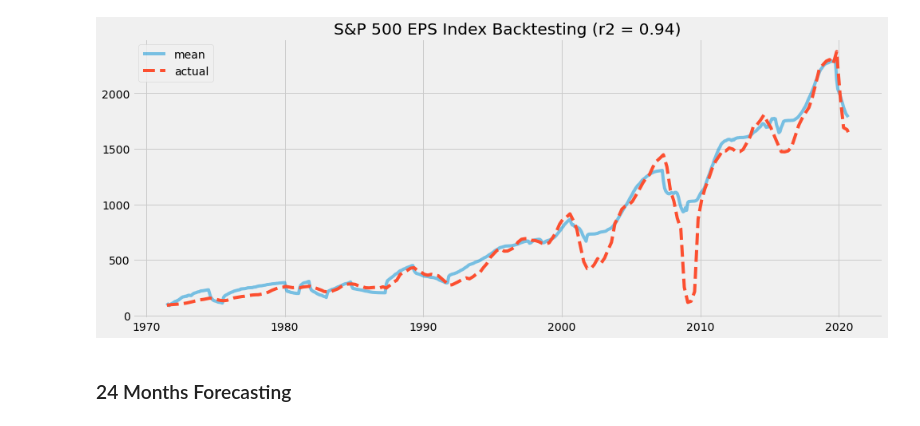
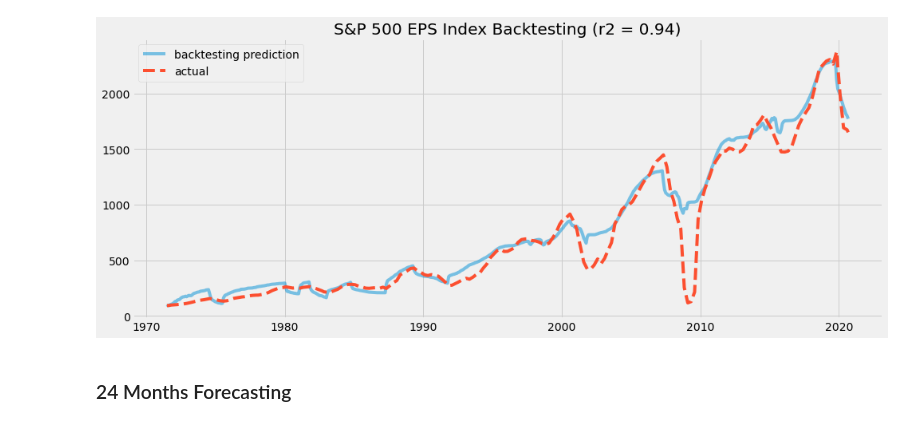
Before and after one commit to chenxd2/DSI-KPMG-Capstone, a Jupyter notebook: Ensemble_Backtesting.ipynb, the cells around one changed output. Saved outputs shown, nothing was run; the diff lists cells and outputs as text; code cells hidden in the pictures.

```diff
--- a/Ensemble_Backtesting.ipynb
+++ b/Ensemble_Backtesting.ipynb
@@ -124,19 +124,19 @@ mean = np.nanmean(np_full_result_list, axis=0)
 # %%
 d = np.arange ('1971-07', '2020-10', np.timedelta64 (1,'M'), dtype='datetime64')
 d = d.astype('datetime64[D]')
 
 r_square_ori = r2_score(mean, actual)
 
 s = 'S&P 500 EPS Index Backtesting ' + '(r2 = ' + str(np.round(r_square_ori,2)) + ')'
 plt.style.use('fivethirtyeight')
 plt.figure(figsize=(15, 6))
-plt.plot(d, mean, label='mean', alpha=0.5)
+plt.plot(d, mean, label='backtesting prediction', alpha=0.5)
 plt.plot(d, actual, label='actual', linestyle='dashed')
 plt.title(s)
 plt.legend(loc = 0)
 plt.show()
 # %% [output]
-[figure, old version]
+[figure, new version]
 # %% [markdown]
 ### 24 Months Forecasting
 # %%
```
Also changed, not shown: parts of 7 cells of this notebook.
